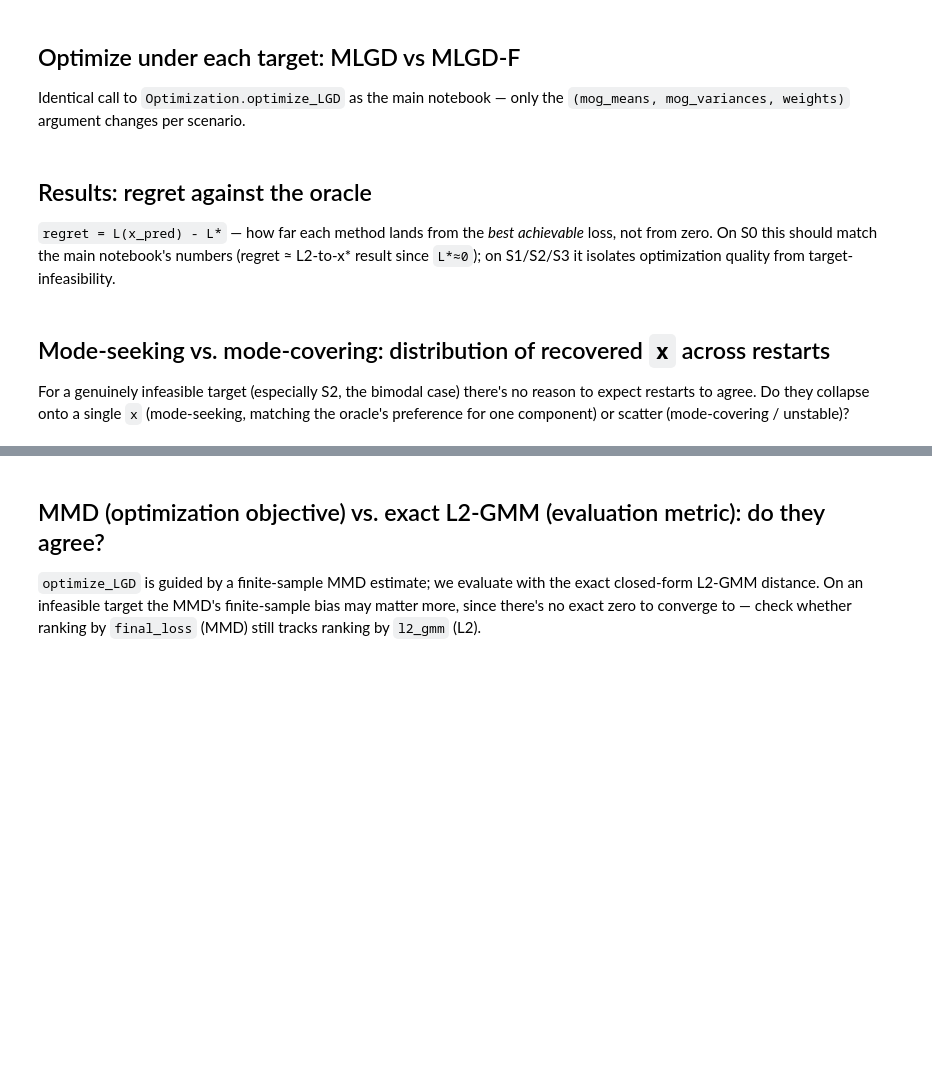
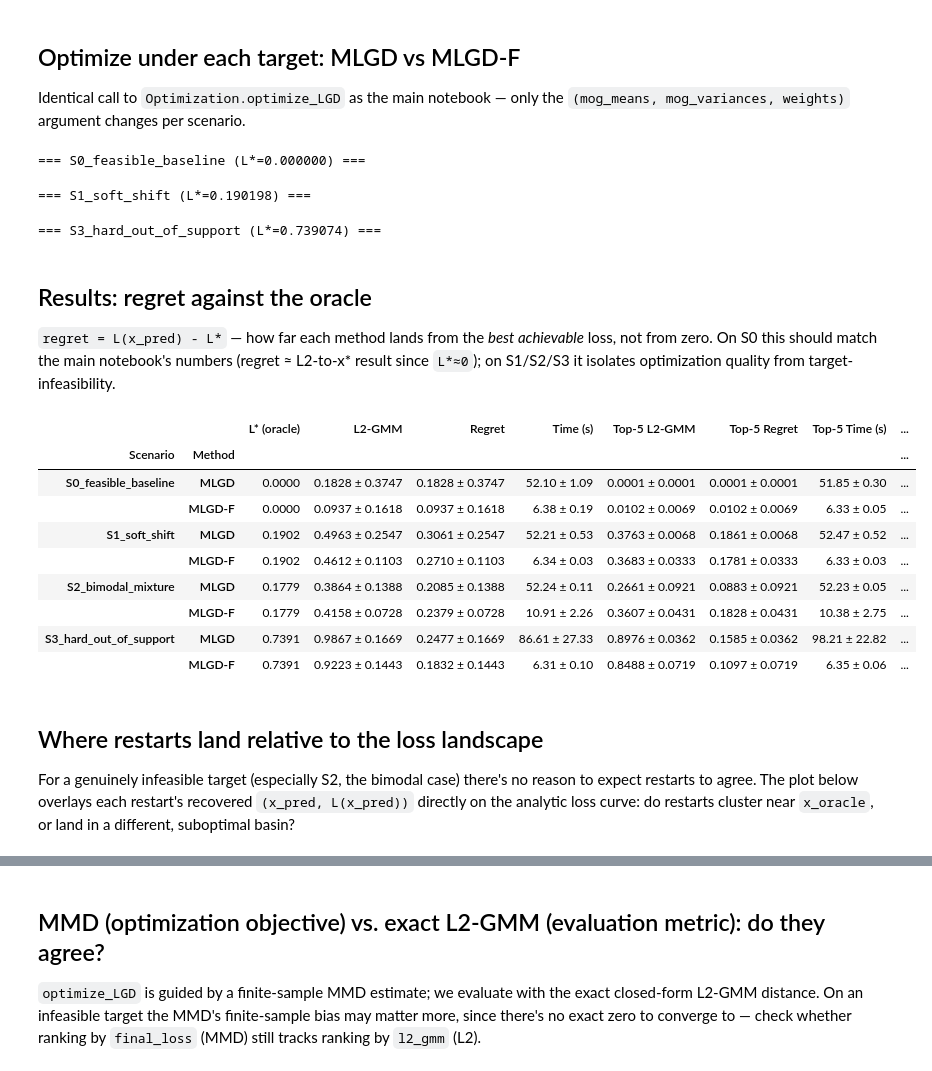
Before and after one commit to orineo1/conditional-matching-paper, a Jupyter notebook: simulations/notebooks/Exp_2D_infeasible_targets.ipynb, the cells around one changed output, grey strips where cells are left out. Saved outputs shown, nothing was run; the diff lists cells and outputs as text; code cells hidden in the pictures; blank space fills up the shorter version.

Commit message:
final feasible analysis version

```diff
--- a/simulations/notebooks/Exp_2D_infeasible_targets.ipynb
+++ b/simulations/notebooks/Exp_2D_infeasible_targets.ipynb
@@ -224,10 +261,10 @@ plt.tight_layout(); plt.show()
 
 Identical call to `Optimization.optimize_LGD` as the main notebook — only the `(mog_means, mog_variances, weights)` argument changes per scenario.
 # %%
-def run_method(model_cond_obj, CM_flag, num_x_t, sc, n_attempts, seed_offset=0):
+def run_method(model_cond_obj, CM_flag, num_x_t, sc, n_attempts):
     x_preds, l2_gmm_list, l2_xstar_list, l2_xoracle_list, times, final_losses = [], [], [], [], [], []
     for i in trange(n_attempts, leave=False):
-        run_seed = experiment_utils.set_run_seed(GLOBAL_SEED + seed_offset, i)
+        run_seed = experiment_utils.set_run_seed(GLOBAL_SEED, i)   # same seed for both methods, attempt i
         t0 = time.time()
         best_x_t, _, final_loss = Optimization.optimize_LGD(
             model_uncond, model_cond_obj,
@@ -253,39 +290,71 @@ def run_method(model_cond_obj, CM_flag, num_x_t, sc, n_attempts, seed_offset=0):
 all_results = {}
 for name, sc in scenarios.items():
     print(f"\n=== {name} (L*={sc['L_star']:.6f}) ===")
-    res_mlgd   = run_method(model_cond, False, NUM_X_T_LGD,    sc, N_ATTEMP_OPTIM, seed_offset=0)
-    res_mlgdf  = run_method(Cos_ConsistencyModeliCT, True, NUM_X_T_LGD_CM, sc, N_ATTEMP_OPTIM, seed_offset=1000)
+    res_mlgd   = run_method(model_cond, False, NUM_X_T_LGD,    sc, N_ATTEMP_OPTIM)
+    res_mlgdf  = run_method(Cos_ConsistencyModeliCT, True, NUM_X_T_LGD_CM, sc, N_ATTEMP_OPTIM)
     all_results[name] = {"MLGD": res_mlgd, "MLGD-F": res_mlgdf}
+# %% [output]
+=== S0_feasible_baseline (L*=0.000000) ===
+=== S1_soft_shift (L*=0.190198) ===
+=== S3_hard_out_of_support (L*=0.739074) ===
 # %% [markdown]
 ## Results: regret against the oracle
 
 `regret = L(x_pred) - L*` — how far each method lands from the *best achievable* loss, not from zero. On S0 this should match the main notebook's numbers (regret ≈ L2-to-x* result since `L*≈0`); on S1/S2/S3 it isolates optimization quality from target-infeasibility.
 # %%
-def summary_row_regret(method_name, scenario_name, res, L_star):
-    l2_gmm = np.array(res["l2_gmm"])
-    regret = l2_gmm - L_star
+def summary_row_regret(method_name, scenario_name, res, L_star, top_k=5):
+    l2_gmm     = np.array(res["l2_gmm"])
+    regret     = l2_gmm - L_star
+    l2_xoracle = np.array(res["l2_xoracle"])
+    times      = np.array(res["times"])
+
+    # Top-k selection: rank restarts by the metric being REPORTED (exact L2-GMM), not by the
+    # optimizer's own MMD criterion. We checked this explicitly for S2 (bimodal target): MMD and
+    # L2-GMM were negatively correlated there (Spearman rho ≈ -0.73/-0.79), because a mode-collapsed
+    # restart can look artificially good under finite-sample MMD while being clearly wrong under the
+    # exact metric. Selecting by MMD would silently pick the wrong restarts in that regime, so we
+    # select by l2_gmm directly to get a fair best-of-N number for every scenario.
+    k = min(top_k, len(l2_gmm))
+    top_idx = np.argsort(l2_gmm)[:k]
+
+    l2_gmm_top = l2_gmm[top_idx]
+    regret_top = regret[top_idx]
+    times_top  = times[top_idx]
+
     return {
-        "Scenario":        scenario_name,
-        "Method":          method_name,
-        "L* (oracle)":     f"{L_star:.4f}",
-        "L2-GMM mean":     f"{l2_gmm.mean():.4f}",
-        "Regret mean":     f"{regret.mean():.4f}",
-        "Regret std":      f"{regret.std():.4f}",
-        "|x - x_oracle| mean": f"{np.mean(res['l2_xoracle']):.4f}",
-        "|x - x_oracle| std":  f"{np.std(res['l2_xoracle']):.4f}",
-        "Time mean (s)":   f"{np.mean(res['times']):.2f}",
+        "Scenario":         scenario_name,
+        "Method":           method_name,
+        "L* (oracle)":      f"{L_star:.4f}",
+        "L2-GMM":           f"{l2_gmm.mean():.4f} ± {l2_gmm.std():.4f}",
+        "Regret":           f"{regret.mean():.4f} ± {regret.std():.4f}",
+        "Time (s)":         f"{times.mean():.2f} ± {times.std():.2f}",
+        f"Top-{k} L2-GMM":  f"{l2_gmm_top.mean():.4f} ± {l2_gmm_top.std():.4f}",
+        f"Top-{k} Regret":  f"{regret_top.mean():.4f} ± {regret_top.std():.4f}",
+        f"Top-{k} Time (s)":f"{times_top.mean():.2f} ± {times_top.std():.2f}",
+        "N restarts":       len(l2_gmm),
     }
 
 rows = []
 for name, sc in scenarios.items():
     for method in ["MLGD", "MLGD-F"]:
-        rows.append(summary_row_regret(method, name, all_results[name][method], sc["L_star"]))
+        rows.append(summary_row_regret(method, name, all_results[name][method], sc["L_star"], top_k=5))
 df = pd.DataFrame(rows).set_index(["Scenario", "Method"])
 display(df)
+# %% [output]
+|  |  | L* (oracle) | L2-GMM | Regret | Time (s) | Top-5 L2-GMM | Top-5 Regret | Top-5 Time (s) | ... |
+| Scenario | Method |  |  |  |  |  |  |  | ... |
+| S0_feasible_baseline | MLGD | 0.0000 | 0.1828 ± 0.3747 | 0.1828 ± 0.3747 | 52.10 ± 1.09 | 0.0001 ± 0.0001 | 0.0001 ± 0.0001 | 51.85 ± 0.30 | ... |
+|  | MLGD-F | 0.0000 | 0.0937 ± 0.1618 | 0.0937 ± 0.1618 | 6.38 ± 0.19 | 0.0102 ± 0.0069 | 0.0102 ± 0.0069 | 6.33 ± 0.05 | ... |
+| S1_soft_shift | MLGD | 0.1902 | 0.4963 ± 0.2547 | 0.3061 ± 0.2547 | 52.21 ± 0.53 | 0.3763 ± 0.0068 | 0.1861 ± 0.0068 | 52.47 ± 0.52 | ... |
+|  | MLGD-F | 0.1902 | 0.4612 ± 0.1103 | 0.2710 ± 0.1103 | 6.34 ± 0.03 | 0.3683 ± 0.0333 | 0.1781 ± 0.0333 | 6.33 ± 0.03 | ... |
+| S2_bimodal_mixture | MLGD | 0.1779 | 0.3864 ± 0.1388 | 0.2085 ± 0.1388 | 52.24 ± 0.11 | 0.2661 ± 0.0921 | 0.0883 ± 0.0921 | 52.23 ± 0.05 | ... |
+|  | MLGD-F | 0.1779 | 0.4158 ± 0.0728 | 0.2379 ± 0.0728 | 10.91 ± 2.26 | 0.3607 ± 0.0431 | 0.1828 ± 0.0431 | 10.38 ± 2.75 | ... |
+| S3_hard_out_of_support | MLGD | 0.7391 | 0.9867 ± 0.1669 | 0.2477 ± 0.1669 | 86.61 ± 27.33 | 0.8976 ± 0.0362 | 0.1585 ± 0.0362 | 98.21 ± 22.82 | ... |
+|  | MLGD-F | 0.7391 | 0.9223 ± 0.1443 | 0.1832 ± 0.1443 | 6.31 ± 0.10 | 0.8488 ± 0.0719 | 0.1097 ± 0.0719 | 6.35 ± 0.06 | ... |
 # %% [markdown]
-## Mode-seeking vs. mode-covering: distribution of recovered `x` across restarts
+## Where restarts land relative to the loss landscape
 
-For a genuinely infeasible target (especially S2, the bimodal case) there's no reason to expect restarts to agree. Do they collapse onto a single `x` (mode-seeking, matching the oracle's preference for one component) or scatter (mode-covering / unstable)?
+For a genuinely infeasible target (especially S2, the bimodal case) there's no reason to expect restarts to agree. The plot below overlays each restart's recovered `(x_pred, L(x_pred))` directly on the analytic loss curve: do restarts cluster near `x_oracle`, or land in a different, suboptimal basin?
 # %%
 fig, axes = plt.subplots(1, len(scenarios), figsize=(5 * len(scenarios), 4), sharey=True)
 for ax, (name, sc) in zip(axes, scenarios.items()):
```
Also changed, not shown: parts of 14 cells of this notebook.
